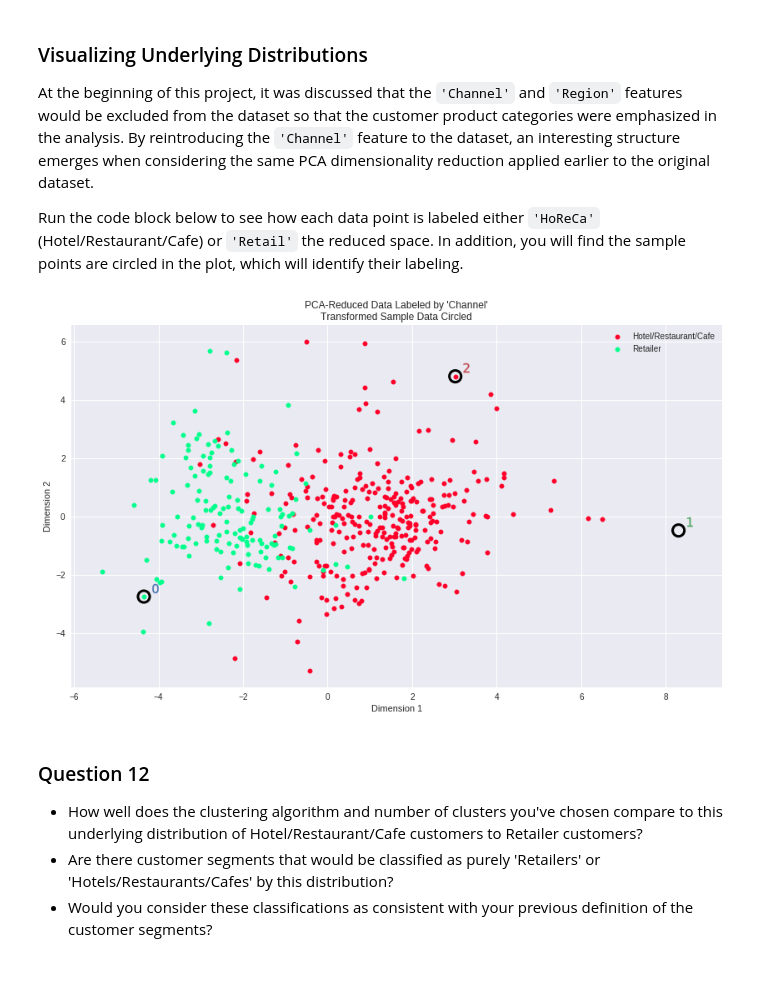
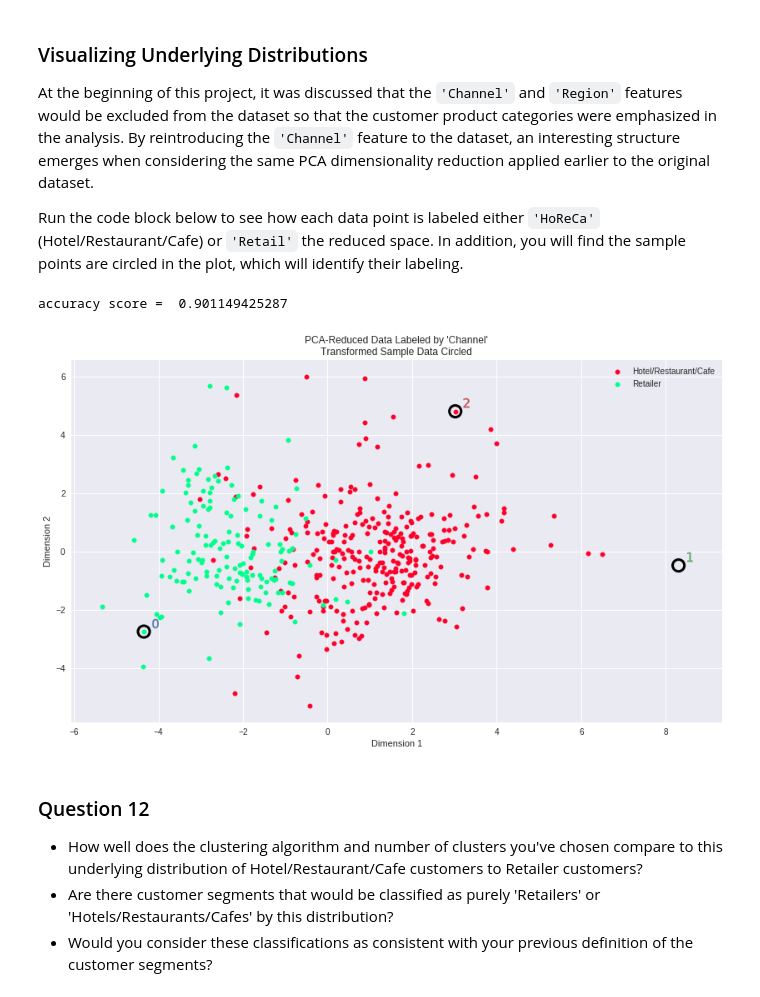
Before and after one commit to sapvan/ml-udacity-nanodegree-projects, a Jupyter notebook: customer_segments/customer_segments.ipynb, the cells around one changed output. Saved outputs shown, nothing was run; the diff lists cells and outputs as text; code cells hidden in the pictures.

Commit message:
implementing review comments for customer segments

```diff
--- a/customer_segments/customer_segments.ipynb
+++ b/customer_segments/customer_segments.ipynb
@@ -581,11 +625,20 @@ The wholesale distributor can use the customer segment data that we have generat
 At the beginning of this project, it was discussed that the `'Channel'` and `'Region'` features would be excluded from the dataset so that the customer product categories were emphasized in the analysis. By reintroducing the `'Channel'` feature to the dataset, an interesting structure emerges when considering the same PCA dimensionality reduction applied earlier to the original dataset.
 
 Run the code block below to see how each data point is labeled either `'HoReCa'` (Hotel/Restaurant/Cafe) or `'Retail'` the reduced space. In addition, you will find the sample points are circled in the plot, which will identify their labeling.
-# %%
-# Display the clustering results based on 'Channel' data
-vs.channel_results(reduced_data, outliers, pca_samples)
-# %% [output]
-[figure, removed]
+# %%
+# Display the clustering results based on 'Channel' data
+vs.channel_results(reduced_data, outliers, pca_samples)
+
+#Calculate accuracy score
+channel_labels = pd.read_csv("customers.csv")["Channel"]
+channel_labels = channel_labels.drop(channel_labels.index[outliers]).reset_index(drop = True) - 1
+# channel_labels = abs(channel_labels -1)
+from sklearn.metrics import accuracy_score
+accuracy = accuracy_score(channel_labels,preds)
+print "accuracy score = ", accuracy
+# %% [output]
+accuracy score =  0.901149425287
+[figure, added]
 # %% [markdown]
 ### Question 12
 
```
Also changed, not shown: parts of 17 cells of this notebook, 1 other file.
